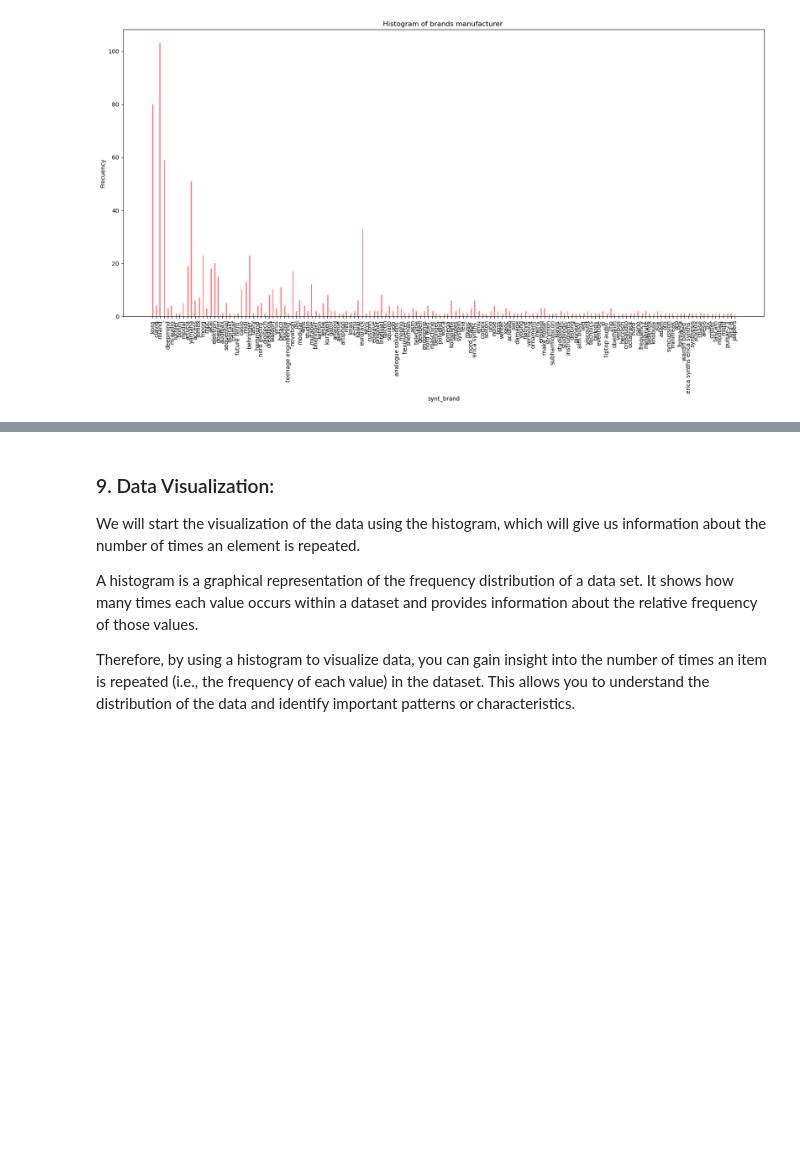
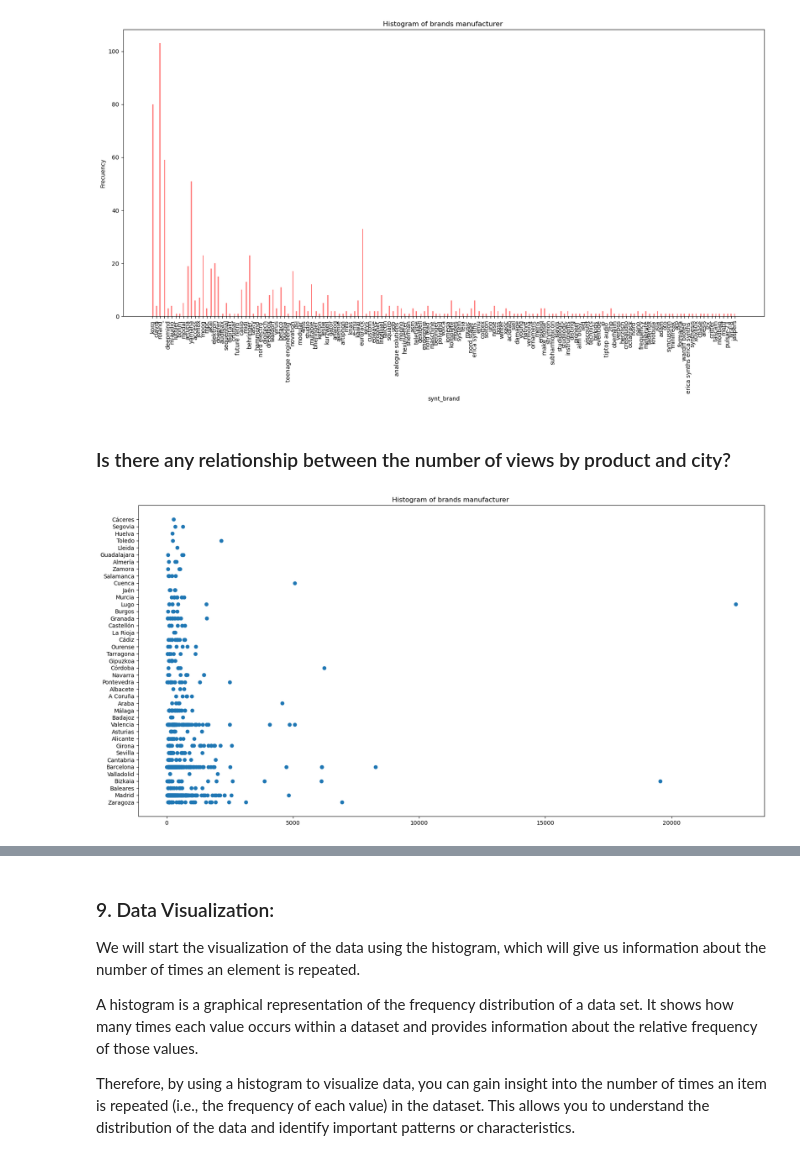
Before and after one commit to albertjimrod/ScraperETL-EDA-ML-Personal, a Jupyter notebook: project_5/EDA_hispasonic.ipynb, the cells around one changed output, grey strips where cells are left out. Cells and saved outputs as stored; diff of their text form; code cells hidden in the pictures; blank space fills up the shorter version.

```diff
--- a/project_5/EDA_hispasonic.ipynb
+++ b/project_5/EDA_hispasonic.ipynb
@@ -583,3 +583,13 @@ plt.ylabel('Frecuency')
 plt.show()
 # %% [output]
 [figure]
+# %% [markdown]
+### Is there any relationship between the number of views by product and city?
+# %%
+plt.figure(figsize=(20,10))
+
+plt.title('Histogram of brands manufacturer ')
+plt.scatter(ndf_copy["seen"], ndf_copy["city"])
+plt.show()
+# %% [output]
+[figure, added]
```
Also changed, not shown: parts of 18 cells of this notebook.
